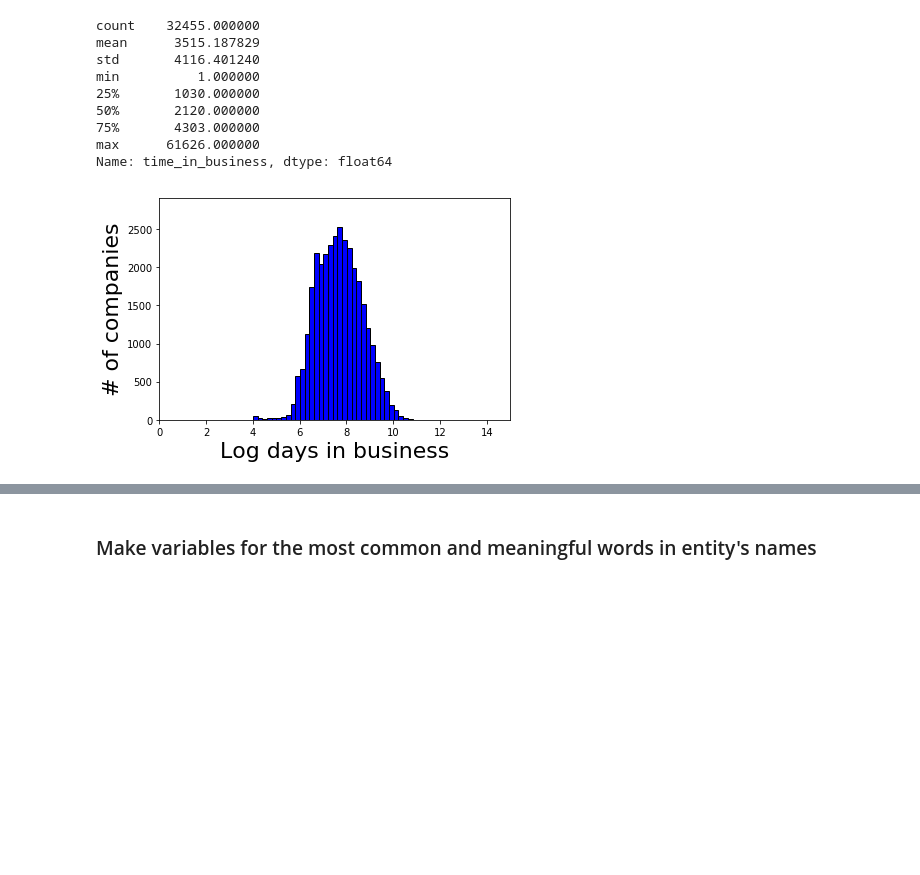
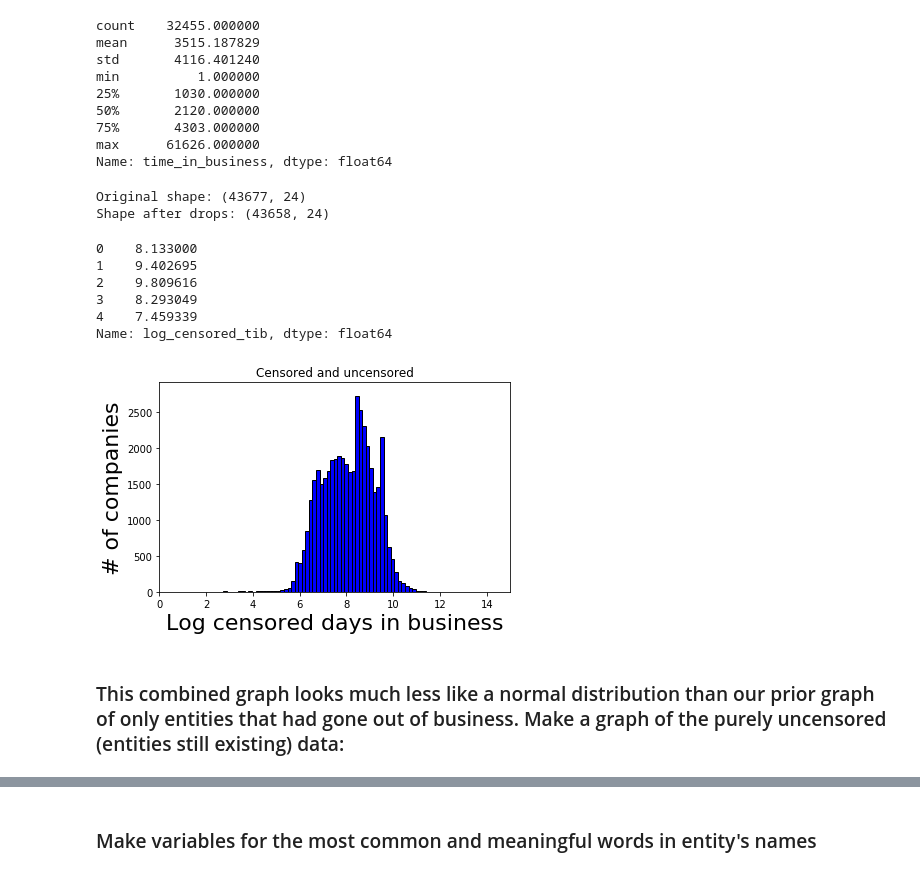
Before and after one commit to Yoyoyoyoyoyoyo/when_companies_die, a Jupyter notebook: predicting_when_companies_die.ipynb, the cells around one changed output, grey strips where cells are left out. Cells and saved outputs as stored; diff of their text form; code cells hidden in the pictures; blank space fills up the shorter version.

```diff
--- a/predicting_when_companies_die.ipynb
+++ b/predicting_when_companies_die.ipynb
@@ -72,25 +73,41 @@ min          1.000000
 75%       4303.000000
 max      61626.000000
 Name: time_in_business, dtype: float64
-# %%
-# This variable is much more appropriate to work with as a log.
-# I did a lot of work on the best way to work with this variable in `lifespan_of_companies`, and here's the conclusion:
-
-## TODO: clean this up, do it all on df
-first_tib = df[["time_in_business", "IDNumber"]].copy()
-first_tib["log_tib"] = np.log(first_tib.time_in_business)
-first_tib['masked_tib'] = first_tib['log_tib']
-first_tib.loc[first_tib.log_tib < 4, 'masked_tib'] = 4
-df["log_time_in_business"] = first_tib['masked_tib']
+# %%
+# Some rows are missing OrganisationDate, which is a part of our dependent variable. Drop those rows.
+print("Original shape:", df.shape)
+
+df.drop(df[pd.isnull(df.OrganisationDate)].index, inplace=True)
+print("Shape after drops:", df.shape)
+# %% [output]
+Original shape: (43677, 24)
+Shape after drops: (43658, 24)
+# %%
+# Our dependent variable for a survival analysis is the time in business, whether the entity
+# has gone out of business or not. Assuming the data was pulled on 3/1/19:
+df.loc[pd.isnull(df.InactiveDate), 'log_censored_tib'] = np.log((datetime.date(2019, 3, 1) - df['OrganisationDate']).dt.days)
+df.loc[pd.notnull(df.InactiveDate), 'log_censored_tib'] = np.log((df['InactiveDate'] - df['OrganisationDate']).dt.days)
+
+df.log_censored_tib.head()
+# %% [output]
+0    8.133000
+1    9.402695
+2    9.809616
+3    8.293049
+4    7.459339
+Name: log_censored_tib, dtype: float64
 # %%
-# Graph log_time_in_business:
-plt.hist(df.log_time_in_business, bins = 35,
+# Graph log_censored_time_in_business:
+plt.hist(df.log_censored_tib, bins = 75,
          color = 'blue', edgecolor = 'black')
 plt.axis([0, 15, 0, df.shape[0] / 15])
-plt.xlabel('Log days in business', size = 22)
+plt.xlabel('Log censored days in business', size = 22)
 plt.ylabel('# of companies', size= 22)
+plt.title('Censored and uncensored')
 
 plt.tight_layout()
 plt.show()
 # %% [output]
-[figure, old version]
+[figure, new version]
+# %% [markdown]
+### This combined graph looks much less like a normal distribution than our prior graph of only entities that had gone out of business. Make a graph of the purely uncensored (entities still existing) data:
```
Also changed, not shown: parts of 40 cells of this notebook.
